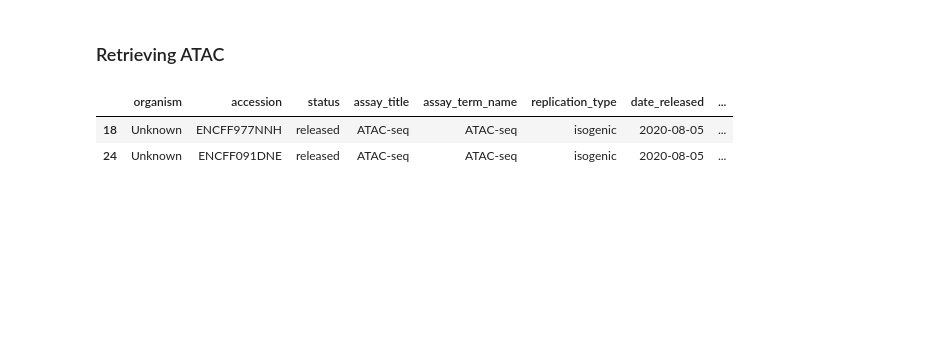
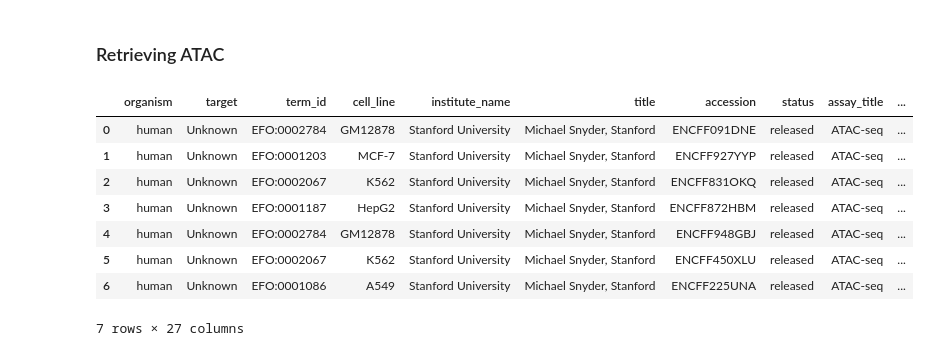
Before and after one commit to AnacletoLAB/epigenomic_dataset, a Jupyter notebook: Retrieving HG38 files metadata.ipynb, the cells around one changed output. Saved outputs shown, nothing was run; the diff lists cells and outputs as text; code cells hidden in the pictures; blank space fills up the shorter version.

```diff
--- a/Retrieving HG38 files metadata.ipynb
+++ b/Retrieving HG38 files metadata.ipynb
@@ -7,3 +20,5 @@ assembly="GRCh38"
+# %%
+all_datasets = []
 # %% [markdown]
 ### Retrieving CHIP-seq
 # %%
@@ -97,14 +89,0 @@ samples
-# %%
-accession_codes = accessions(compress_json.load("hg38_encode_queries/wgbs.json"))
-
-samples = biosample(
-    accession=accession_codes[0],
-    assembly=None,
-    status=None,
-    organism=None,
-    min_biological_replicates=0,
-    output_type=None,
-    #use_multiprocessing=False
-)
-
-samples
@@ -114,0 +90,9 @@ samples
+# %%
+samples = biosamples(
+    accessions=accessions(compress_json.load("hg38_encode_queries/wgbs.json")),
+    organism=None,
+    **parameters
+)
+samples["organism"] = "human"
+all_datasets.append(samples)
+samples
@@ -115,20 +112,24 @@ samples
 # %% [markdown]
 ### Retrieving ATAC
 # %%
-accession_codes = accessions(compress_json.load("hg38_encode_queries/atacseq.json"))
-
-samples = biosample(
-    accession=accession_codes[0],
-    assembly=None,
-    status=None,
+samples = biosamples(
+    accessions=accessions(compress_json.load("hg38_encode_queries/atacseq.json")),
     organism=None,
     min_biological_replicates=2,
-    output_type=None,
-    #use_multiprocessing=False
+    output_type="fold change over control",
+    **parameters
 )
+samples["organism"] = "human"
 
+all_datasets.append(samples)
 samples
 # %% [output]
-|  | organism | accession | status | assay_title | assay_term_name | replication_type | date_released | ... |
-| 18 | Unknown | ENCFF977NNH | released | ATAC-seq | ATAC-seq | isogenic | 2020-08-05 | ... |
-| 24 | Unknown | ENCFF091DNE | released | ATAC-seq | ATAC-seq | isogenic | 2020-08-05 | ... |
+|  | organism | target | term_id | cell_line | institute_name | title | accession | status | assay_title | ... |
+| 0 | human | Unknown | EFO:0002784 | GM12878 | Stanford University | Michael Snyder, Stanford | ENCFF091DNE | released | ATAC-seq | ... |
+| 1 | human | Unknown | EFO:0001203 | MCF-7 | Stanford University | Michael Snyder, Stanford | ENCFF927YYP | released | ATAC-seq | ... |
+| 2 | human | Unknown | EFO:0002067 | K562 | Stanford University | Michael Snyder, Stanford | ENCFF831OKQ | released | ATAC-seq | ... |
+| 3 | human | Unknown | EFO:0001187 | HepG2 | Stanford University | Michael Snyder, Stanford | ENCFF872HBM | released | ATAC-seq | ... |
+| 4 | human | Unknown | EFO:0002784 | GM12878 | Stanford University | Michael Snyder, Stanford | ENCFF948GBJ | released | ATAC-seq | ... |
+| 5 | human | Unknown | EFO:0002067 | K562 | Stanford University | Michael Snyder, Stanford | ENCFF450XLU | released | ATAC-seq | ... |
+| 6 | human | Unknown | EFO:0001086 | A549 | Stanford University | Michael Snyder, Stanford | ENCFF225UNA | released | ATAC-seq | ... |
+7 rows × 27 columns
```
Also changed, not shown: parts of 18 cells of this notebook, 2 other files.
